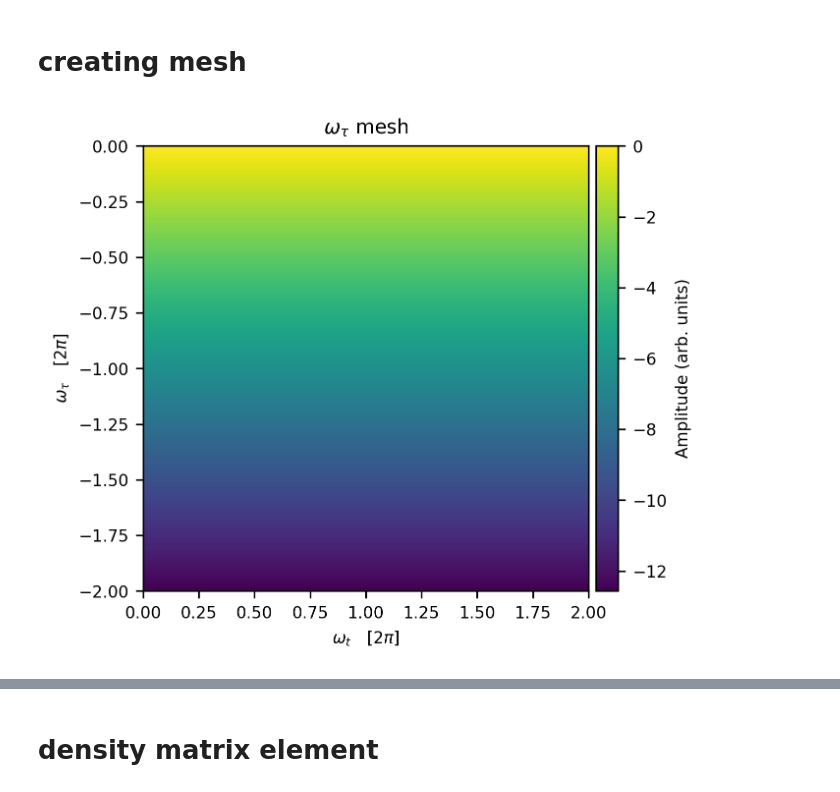
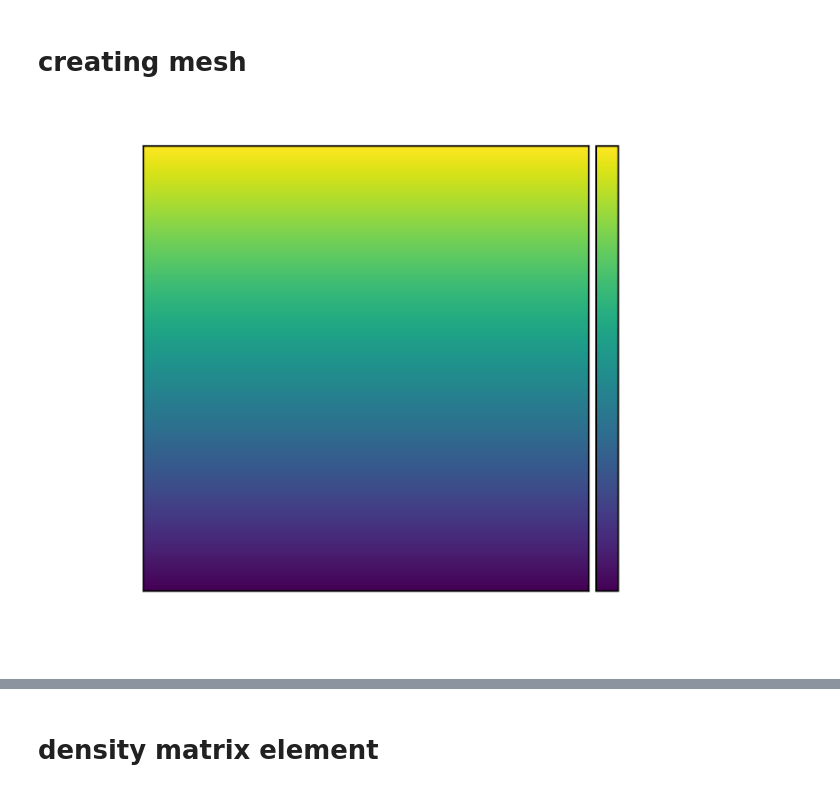
Before and after one commit to tommychinwj/HiddenSiVCenter, a Jupyter notebook: Figures3(a,b).ipynb, the cells around one changed output, grey strips where cells are left out. Cells and saved outputs as stored; diff of their text form; code cells hidden in the pictures.

Commit message:
hi res figures

```diff
--- a/Figures3(a,b).ipynb
+++ b/Figures3(a,b).ipynb
@@ -12,7 +12,7 @@ import numba
 import scipy.integrate as spint
 # plt.style.use('seaborn-pastel')
 mpl.rcParams['font.family'] = 'sans-serif'
-COLOR = 'k'
+COLOR = 'w'
 mpl.rcParams['text.color'] = COLOR
 mpl.rcParams['axes.labelcolor'] = COLOR
 mpl.rcParams['xtick.color'] = COLOR
@@ -142,23 +142,23 @@ def abs2(x):
 # %% [markdown]
 # creating mesh
 # %%
-omega_t = np.linspace(0., 4.*np.pi, 200)
-omega_tau = np.linspace(-4.*np.pi, 0., 200)
+omega_t = np.linspace(0., 4.*np.pi, 500)
+omega_tau = np.linspace(-4.*np.pi, 0., 500)
 omega_t_mesh, omega_tau_mesh = np.meshgrid(omega_t, omega_tau, indexing='xy')
 plt.figure()
 im = plt.imshow(omega_tau_mesh,
                 origin='lower',
                 extent=(min(omega_t / 2. / np.pi),
                         max(omega_t / 2. / np.pi),
                         min(omega_tau / 2. / np.pi),
                         max(omega_tau / 2. / np.pi)))
 plt.xlabel(r'$\omega_t \quad [2 \pi] $')
 plt.ylabel(r'$\omega_\tau \quad [2 \pi] $')
 plt.title(r'$\omega_\tau$ mesh')
 colorbar(im)
 plt.show()
 # %% [output]
-[figure, old version]
+[figure, new version]
 # %%
 omega_10_vals = np.linspace(0. , 4. * np.pi, 16)
 omega_10_3Dmesh, omega_t_3Dmesh, omega_tau_3Dmesh = np.meshgrid(omega_10_vals,
```
Also changed, not shown: parts of 10 cells of this notebook.
